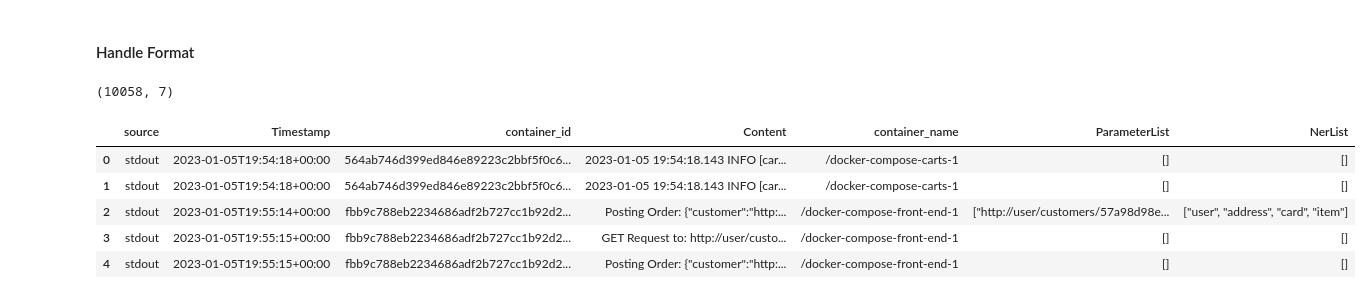
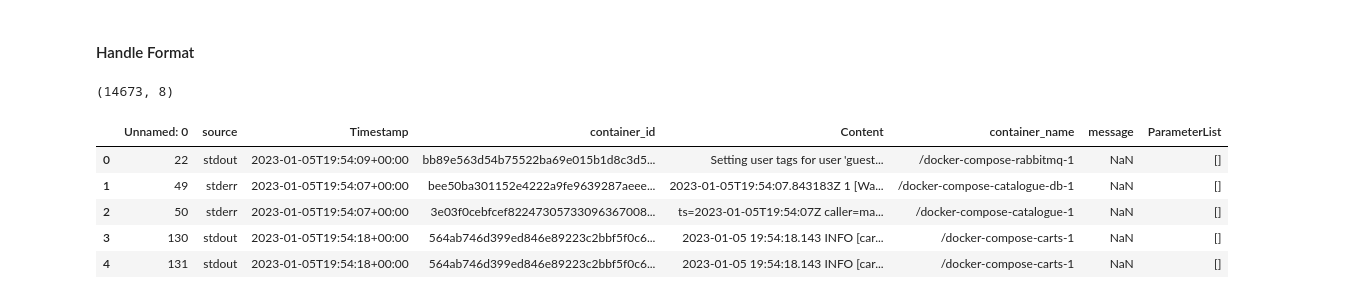
Before and after one commit to yul091/Loggraph, a Jupyter notebook: prompt.ipynb, the cells around one changed output. Saved outputs shown, nothing was run; the diff lists cells and outputs as text; code cells hidden in the pictures.

```diff
--- a/prompt.ipynb
+++ b/prompt.ipynb
@@ -1682,17 +1681,17 @@ df.loc[
 # %% [markdown]
 #### Handle Format
 # %%
-file = 'dataset/sockshop/database_customer_v2.csv'
-df = pd.read_csv(file) # 10058 rows X 8 columns
-df.drop(['Unnamed: 0', 'message'], axis=1, inplace=True)
+file = 'dataset/sockshop/database_customer_v3.csv'
+df = pd.read_csv(file) # 14673 rows X 8 columns
+# df.drop(['Unnamed: 0', 'message'], axis=1, inplace=True)
 df.rename(columns={'log': 'Content', '@timestamp': 'Timestamp'}, inplace=True)
 print(df.shape)
 df.head()
 # %% [output]
-(10058, 7)
+(14673, 8)
-|  | source | Timestamp | container_id | Content | container_name | ParameterList | NerList |
-| 0 | stdout | 2023-01-05T19:54:18+00:00 | 564ab746d399ed846e89223c2bbf5f0c6... | 2023-01-05 19:54:18.143 INFO [car... | /docker-compose-carts-1 | [] | [] |
-| 1 | stdout | 2023-01-05T19:54:18+00:00 | 564ab746d399ed846e89223c2bbf5f0c6... | 2023-01-05 19:54:18.143 INFO [car... | /docker-compose-carts-1 | [] | [] |
-| 2 | stdout | 2023-01-05T19:55:14+00:00 | fbb9c788eb2234686adf2b727cc1b92d2... | Posting Order: {"customer":"http:... | /docker-compose-front-end-1 | ["http://user/customers/57a98d98e... | ["user", "address", "card", "item"] |
-| 3 | stdout | 2023-01-05T19:55:15+00:00 | fbb9c788eb2234686adf2b727cc1b92d2... | GET Request to: http://user/custo... | /docker-compose-front-end-1 | [] | [] |
-| 4 | stdout | 2023-01-05T19:55:15+00:00 | fbb9c788eb2234686adf2b727cc1b92d2... | Posting Order: {"customer":"http:... | /docker-compose-front-end-1 | [] | [] |
+|  | Unnamed: 0 | source | Timestamp | container_id | Content | container_name | message | ParameterList |
+| 0 | 22 | stdout | 2023-01-05T19:54:09+00:00 | bb89e563d54b75522ba69e015b1d8c3d5... | Setting user tags for user 'guest... | /docker-compose-rabbitmq-1 | NaN | [] |
+| 1 | 49 | stderr | 2023-01-05T19:54:07+00:00 | bee50ba301152e4222a9fe9639287aeee... | 2023-01-05T19:54:07.843183Z 1 [Wa... | /docker-compose-catalogue-db-1 | NaN | [] |
+| 2 | 50 | stderr | 2023-01-05T19:54:07+00:00 | 3e03f0cebfcef82247305733096367008... | ts=2023-01-05T19:54:07Z caller=ma... | /docker-compose-catalogue-1 | NaN | [] |
+| 3 | 130 | stdout | 2023-01-05T19:54:18+00:00 | 564ab746d399ed846e89223c2bbf5f0c6... | 2023-01-05 19:54:18.143 INFO [car... | /docker-compose-carts-1 | NaN | [] |
+| 4 | 131 | stdout | 2023-01-05T19:54:18+00:00 | 564ab746d399ed846e89223c2bbf5f0c6... | 2023-01-05 19:54:18.143 INFO [car... | /docker-compose-carts-1 | NaN | [] |
```
Also changed, not shown: parts of 8 cells of this notebook, 7 other files.
